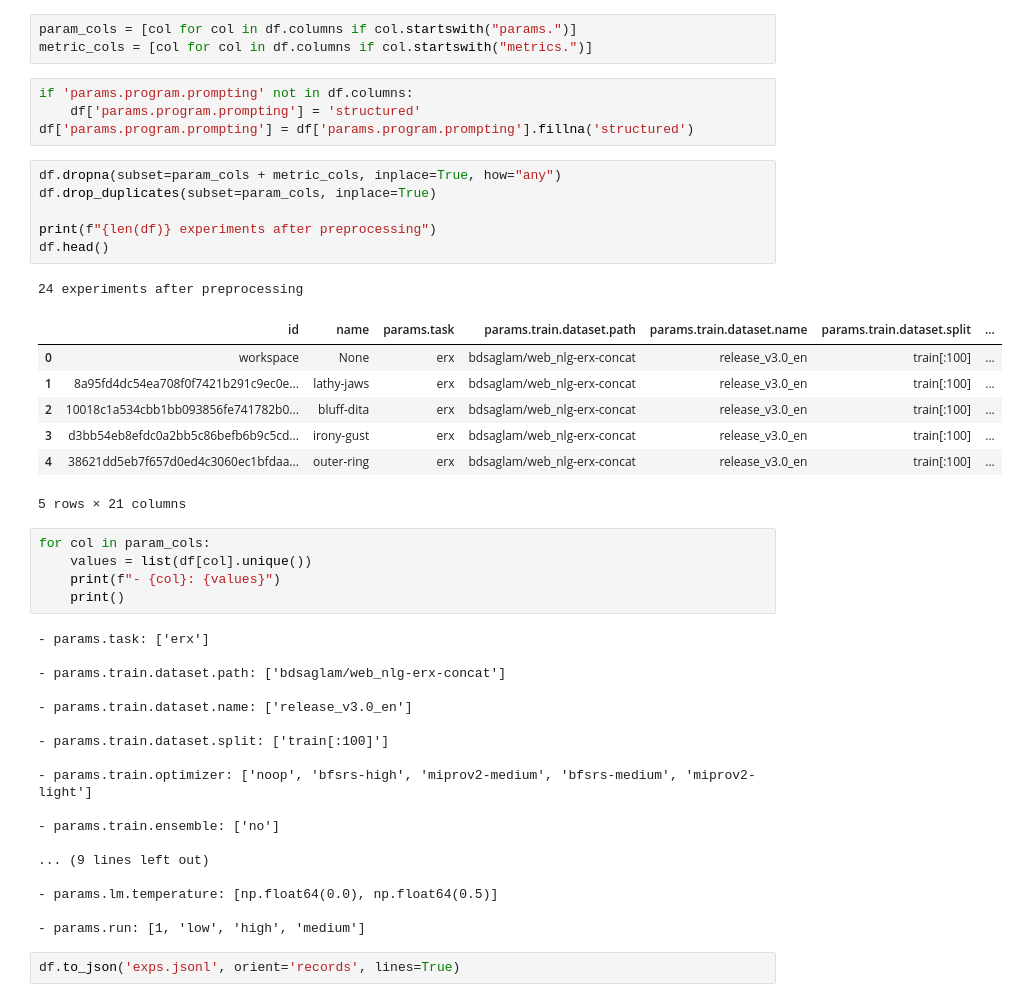
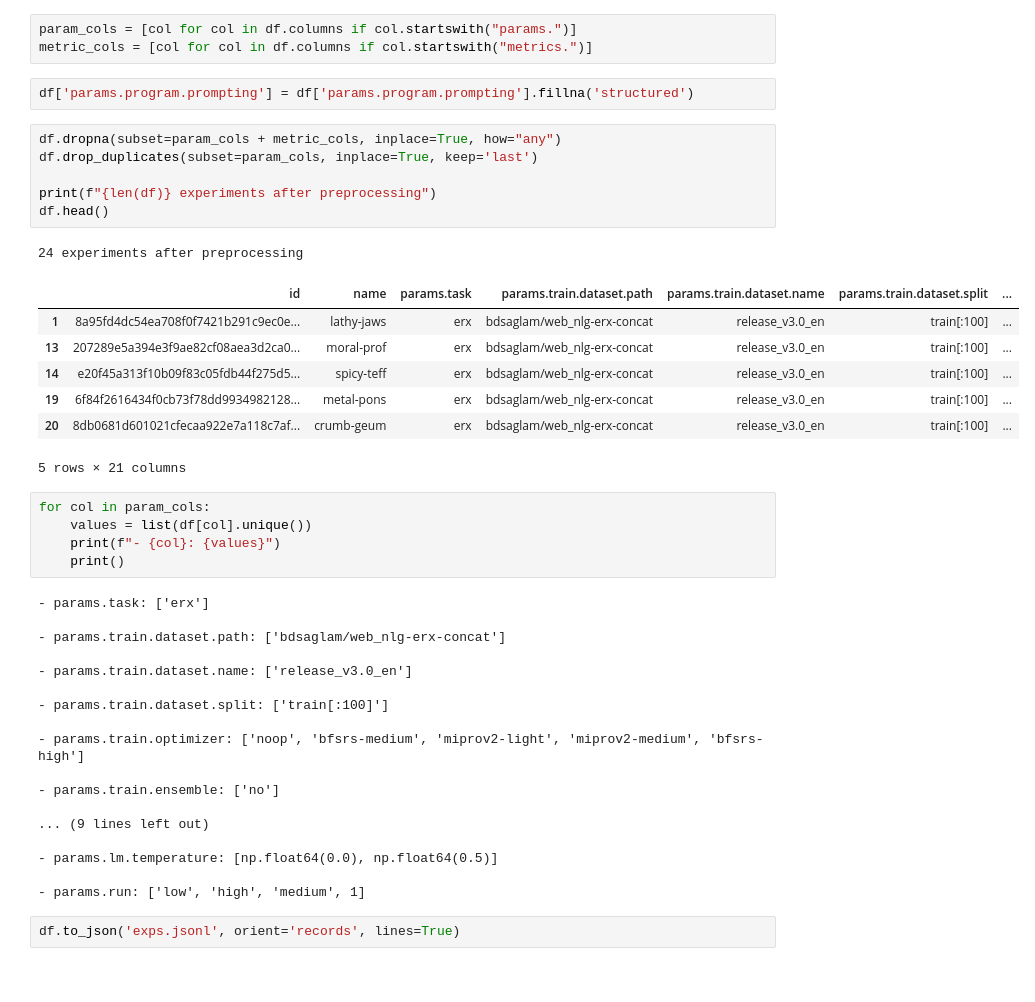
Before and after one commit to bdsaglam/pipeline-llm-adaptation, a Jupyter notebook: nbs/erx/preprocess.ipynb, the cells around one changed output. Cells and saved outputs as stored; diff of their text form.

```diff
--- a/nbs/erx/preprocess.ipynb
+++ b/nbs/erx/preprocess.ipynb
@@ -61,23 +50,21 @@ df
 param_cols = [col for col in df.columns if col.startswith("params.")]
 metric_cols = [col for col in df.columns if col.startswith("metrics.")]
 # %%
-if 'params.program.prompting' not in df.columns:
-    df['params.program.prompting'] = 'structured'
 df['params.program.prompting'] = df['params.program.prompting'].fillna('structured')
 # %%
 df.dropna(subset=param_cols + metric_cols, inplace=True, how="any")
-df.drop_duplicates(subset=param_cols, inplace=True)
+df.drop_duplicates(subset=param_cols, inplace=True, keep='last')
 
 print(f"{len(df)} experiments after preprocessing")
 df.head()
 # %% [output]
 24 experiments after preprocessing
 |  | id | name | params.task | params.train.dataset.path | params.train.dataset.name | params.train.dataset.split | ... |
-| 0 | workspace | None | erx | bdsaglam/web_nlg-erx-concat | release_v3.0_en | train[:100] | ... |
 | 1 | 8a95fd4dc54ea708f0f7421b291c9ec0e... | lathy-jaws | erx | bdsaglam/web_nlg-erx-concat | release_v3.0_en | train[:100] | ... |
-| 2 | 10018c1a534cbb1bb093856fe741782b0... | bluff-dita | erx | bdsaglam/web_nlg-erx-concat | release_v3.0_en | train[:100] | ... |
-| 3 | d3bb54eb8efdc0a2bb5c86befb6b9c5cd... | irony-gust | erx | bdsaglam/web_nlg-erx-concat | release_v3.0_en | train[:100] | ... |
-| 4 | 38621dd5eb7f657d0ed4c3060ec1bfdaa... | outer-ring | erx | bdsaglam/web_nlg-erx-concat | release_v3.0_en | train[:100] | ... |
+| 13 | 207289e5a394e3f9ae82cf08aea3d2ca0... | moral-prof | erx | bdsaglam/web_nlg-erx-concat | release_v3.0_en | train[:100] | ... |
+| 14 | e20f45a313f10b09f83c05fdb44f275d5... | spicy-teff | erx | bdsaglam/web_nlg-erx-concat | release_v3.0_en | train[:100] | ... |
+| 19 | 6f84f2616434f0cb73f78dd9934982128... | metal-pons | erx | bdsaglam/web_nlg-erx-concat | release_v3.0_en | train[:100] | ... |
+| 20 | 8db0681d601021cfecaa922e7a118c7af... | crumb-geum | erx | bdsaglam/web_nlg-erx-concat | release_v3.0_en | train[:100] | ... |
 5 rows × 21 columns
 # %%
 for col in param_cols:
@@ -93,7 +80,7 @@ for col in param_cols:
 
 - params.train.dataset.split: ['train[:100]']
 
-- params.train.optimizer: ['noop', 'bfsrs-high', 'miprov2-medium', 'bfsrs-medium', 'miprov2-light']
+- params.train.optimizer: ['noop', 'bfsrs-medium', 'miprov2-light', 'miprov2-medium', 'bfsrs-high']
 
 - params.train.ensemble: ['no']
 
@@ -101,7 +88,7 @@ for col in param_cols:
 
 - params.lm.temperature: [np.float64(0.0), np.float64(0.5)]
 
-- params.run: [1, 'low', 'high', 'medium']
+- params.run: ['low', 'high', 'medium', 1]
 # %%
 df.to_json('exps.jsonl', orient='records', lines=True)
 # %% [markdown]
```
Also changed, not shown: parts of 3 cells of this notebook, 4 other files.
